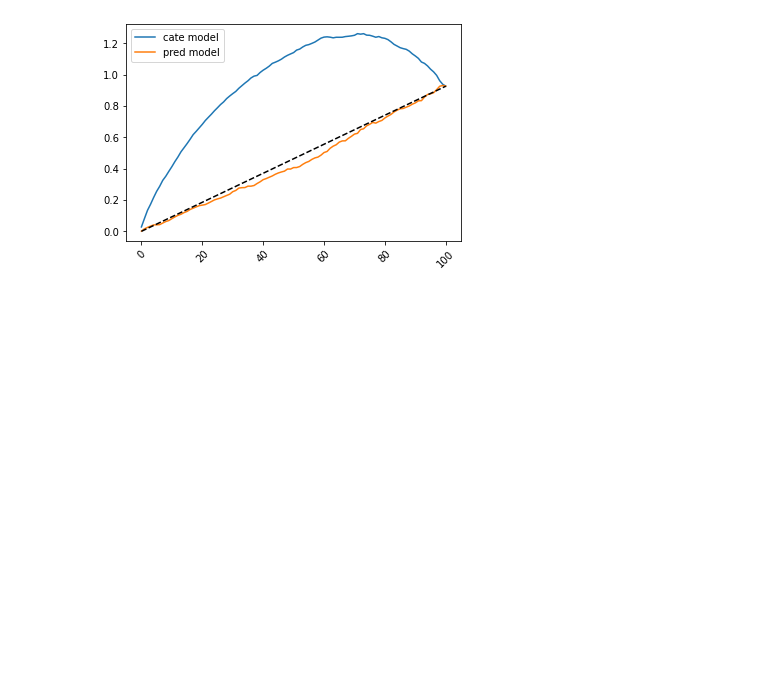
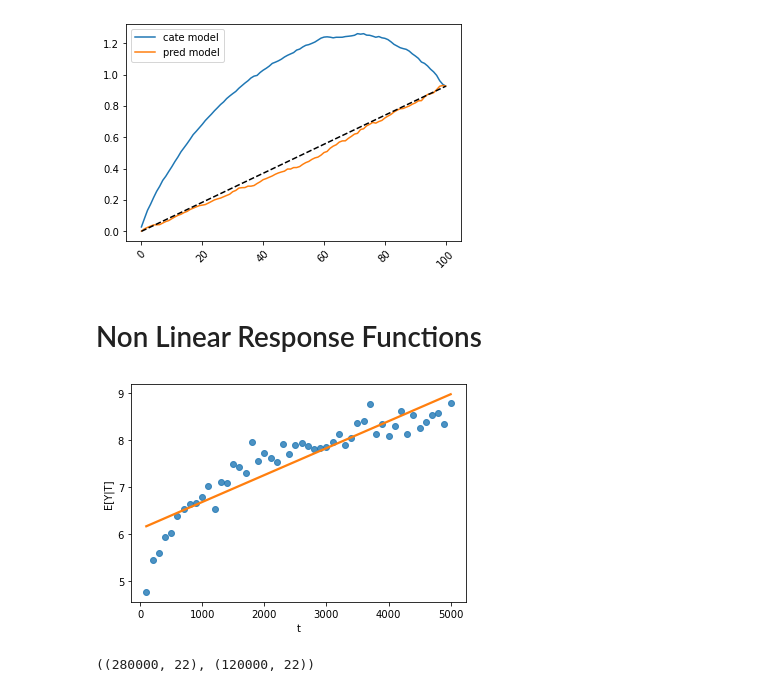
Before and after one commit to matheusfacure/exploratory-notebooks, a Jupyter notebook: Causal-Metrics-Deep-Dive.ipynb, the cells around one changed output. Saved outputs shown, nothing was run; the diff lists cells and outputs as text; code cells hidden in the pictures; blank space fills up the shorter version.

```diff
--- a/Causal-Metrics-Deep-Dive.ipynb
+++ b/Causal-Metrics-Deep-Dive.ipynb
@@ -576,3 +596,44 @@ plt.xticks(rotation=45);
 plt.legend();
 # %% [output]
 [figure]
+# %% [markdown]
+# Non Linear Response Functions
+# %%
+n = 400000
+n_features = 10
+
+np.random.seed(123)
+
+teh_features  = np.random.normal(0, 1, (n, n_features))
+pred_features = np.random.normal(0, 1, (n, n_features))
+
+teh_coef  = np.random.uniform(-1, 1, n_features)
+pred_coef = np.random.uniform(-1, 1, n_features)
+ate_bias  = 1
+
+t = np.random.uniform(100, 5000, n)
+
+y = np.random.normal(
+    ate_bias*np.log(t)
+    + teh_features.dot(teh_coef)*np.log(t)
+    + pred_features.dot(pred_coef)*np.log(t).mean()
+)
+
+
+df_cont = pd.concat([
+    pd.DataFrame(dict(y=y, t=t)),
+    pd.DataFrame(teh_features, columns = [f"teh_{i}" for i in range(n_features)]),
+    pd.DataFrame(pred_features, columns = [f"pred_{i}" for i in range(n_features)]),
+], axis=1)
+# %%
+sns.regplot(x="t", y="y",
+            data=df_cont.round({"t":-2}).groupby("t")[["y"]].mean().reset_index(),
+            line_kws={"color": "C1"}, ci=False)
+plt.ylabel("E[Y|T]");
+# %% [output]
+[figure, added]
+# %%
+train, test = train_test_split(df_cont, test_size=0.3, random_state=1)
+train.shape, test.shape
+# %% [output]
+((280000, 22), (120000, 22))
```
Also changed, not shown: parts of 47 cells of this notebook.
